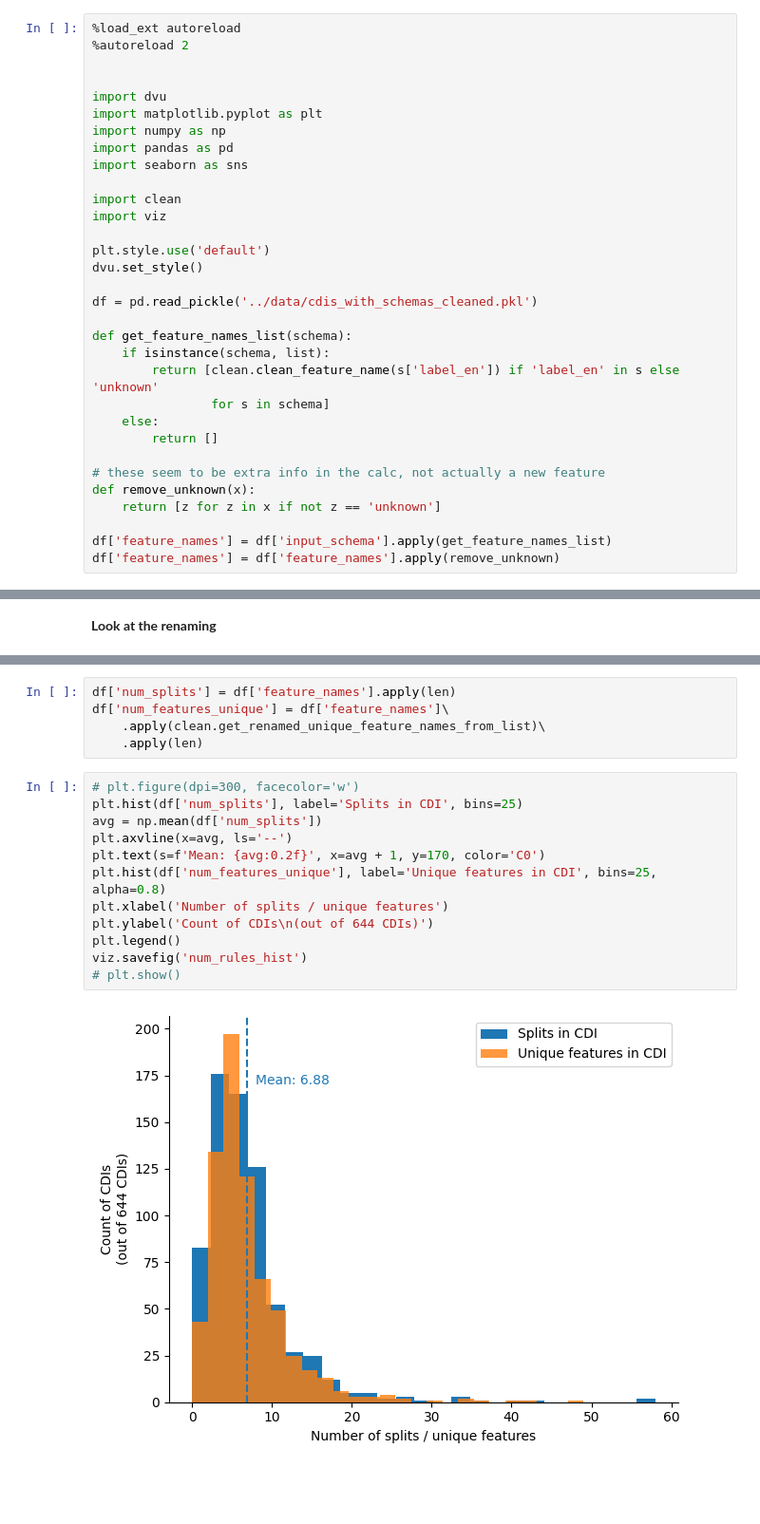
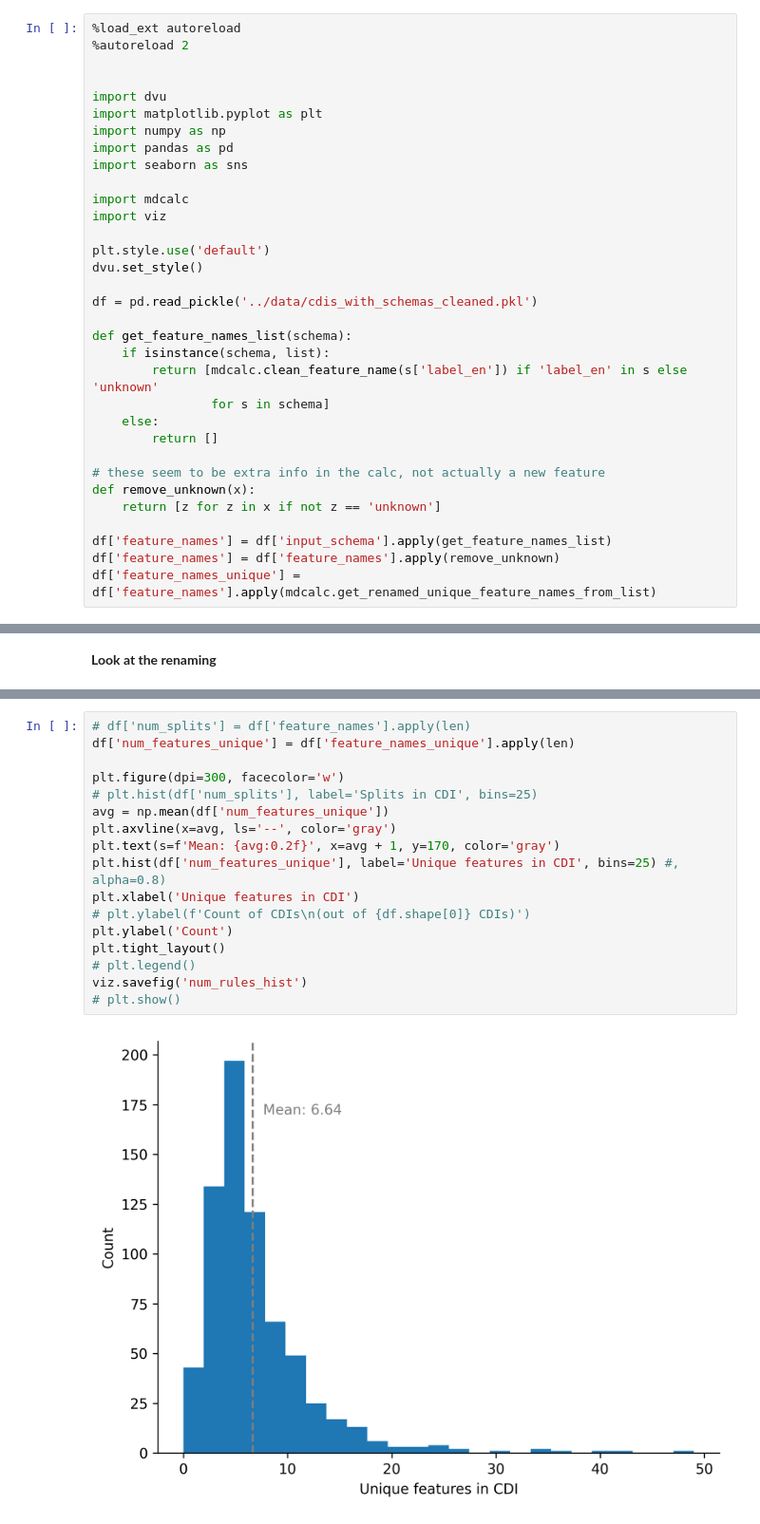
Before and after one commit to csinva/clinical-rule-analysis, a Jupyter notebook: notebooks/04_feature_counting.ipynb, the cells around one changed output, grey strips where cells are left out. Shown at 95% size. Saved outputs shown, nothing was run; the diff lists cells and outputs as text; blank space fills up the shorter version.

```diff
--- a/notebooks/04_feature_counting.ipynb
+++ b/notebooks/04_feature_counting.ipynb
@@ -9,7 +9,7 @@ import numpy as np
 import pandas as pd
 import seaborn as sns
 
-import clean
+import mdcalc
 import viz
 
 plt.style.use('default')
@@ -19,7 +19,7 @@ df = pd.read_pickle('../data/cdis_with_schemas_cleaned.pkl')
 
 def get_feature_names_list(schema):
     if isinstance(schema, list):
-        return [clean.clean_feature_name(s['label_en']) if 'label_en' in s else 'unknown'
+        return [mdcalc.clean_feature_name(s['label_en']) if 'label_en' in s else 'unknown'
                 for s in schema]
     else:
         return []
@@ -30,3 +30,4 @@ def remove_unknown(x):
 
 df['feature_names'] = df['input_schema'].apply(get_feature_names_list)
 df['feature_names'] = df['feature_names'].apply(remove_unknown)
+df['feature_names_unique'] = df['feature_names'].apply(mdcalc.get_renamed_unique_feature_names_from_list)
@@ -66,20 +70,20 @@ df_print.to_csv('../data/renaming/features.csv', index=False)
-# %%
-df['num_splits'] = df['feature_names'].apply(len)
-df['num_features_unique'] = df['feature_names']\
-    .apply(clean.get_renamed_unique_feature_names_from_list)\
-    .apply(len)
 # %%
-# plt.figure(dpi=300, facecolor='w')
-plt.hist(df['num_splits'], label='Splits in CDI', bins=25)
-avg = np.mean(df['num_splits'])
-plt.axvline(x=avg, ls='--')
-plt.text(s=f'Mean: {avg:0.2f}', x=avg + 1, y=170, color='C0')
-plt.hist(df['num_features_unique'], label='Unique features in CDI', bins=25, alpha=0.8)
-plt.xlabel('Number of splits / unique features')
-plt.ylabel('Count of CDIs\n(out of 644 CDIs)')
-plt.legend()
+# df['num_splits'] = df['feature_names'].apply(len)
+df['num_features_unique'] = df['feature_names_unique'].apply(len)
+
+plt.figure(dpi=300, facecolor='w')
+# plt.hist(df['num_splits'], label='Splits in CDI', bins=25)
+avg = np.mean(df['num_features_unique'])
+plt.axvline(x=avg, ls='--', color='gray')
+plt.text(s=f'Mean: {avg:0.2f}', x=avg + 1, y=170, color='gray')
+plt.hist(df['num_features_unique'], label='Unique features in CDI', bins=25) #, alpha=0.8)
+plt.xlabel('Unique features in CDI')
+# plt.ylabel(f'Count of CDIs\n(out of {df.shape[0]} CDIs)')
+plt.ylabel('Count')
+plt.tight_layout()
+# plt.legend()
 viz.savefig('num_rules_hist')
 # plt.show()
 # %% [output]
-[figure, old version]
+[figure, new version]
 # %%
```
Also changed, not shown: parts of 8 cells of this notebook, 30 other files.
